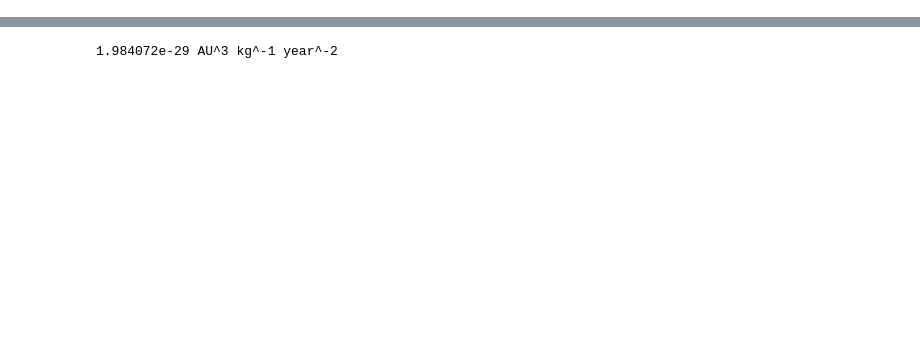
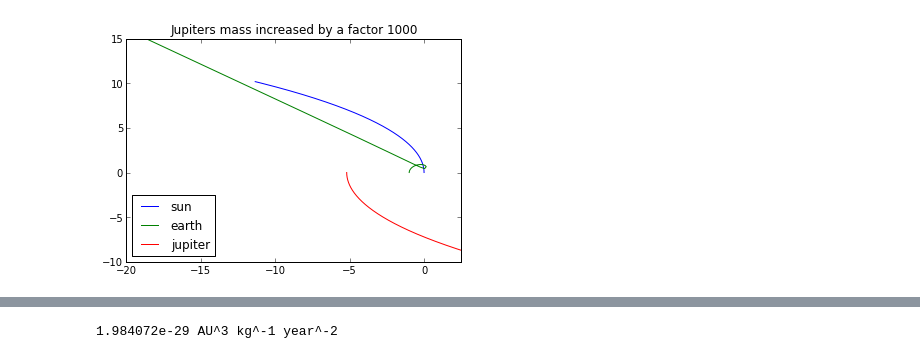
Before and after one commit to wholmen/FYS3150-Project-3, a Jupyter notebook: build-SolarSystem-Desktop-Debug/FYS3150 - Project 3.ipynb, the cells around one changed output, grey strips where cells are left out. Saved outputs shown, nothing was run; the diff lists cells and outputs as text; code cells hidden in the pictures; blank space fills up the shorter version.

```diff
--- a/build-SolarSystem-Desktop-Debug/FYS3150 - Project 3.ipynb
+++ b/build-SolarSystem-Desktop-Debug/FYS3150 - Project 3.ipynb
@@ -3,0 +64,15 @@
+# %%
+# Jupiter mass increased by a factor 1000
+title0 = "sun_j1000.txt"; title1 = "earth_j1000.txt"; title2 = "jupiter_j1000.txt"
+x0j, y0j, t0j, E0j = readfile(title0); x1j, y1j, t1j, E1j, L = readfile(title1); x2j, y2j, t2j, E2j = readfile(title2);
+
+plot(x0j,y0j,label="sun")
+plot(x1j,y1j,label="earth")
+plot(x2j,y2j,label="jupiter")
+legend(loc="lower left")
+xlim(-20,2.5)
+ylim(-10,15)
+title("Jupiters mass increased by a factor 1000")
+show()
+# %% [output]
+[figure, added]
```
Also changed, not shown: parts of 17 cells of this notebook, 36 other files.
